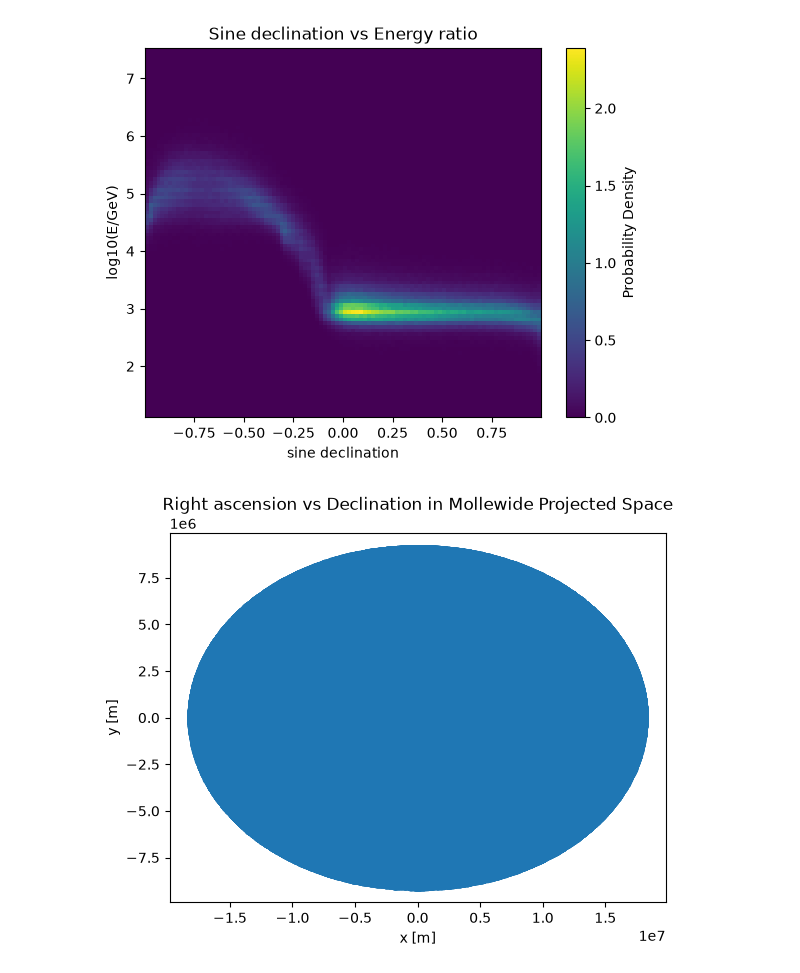
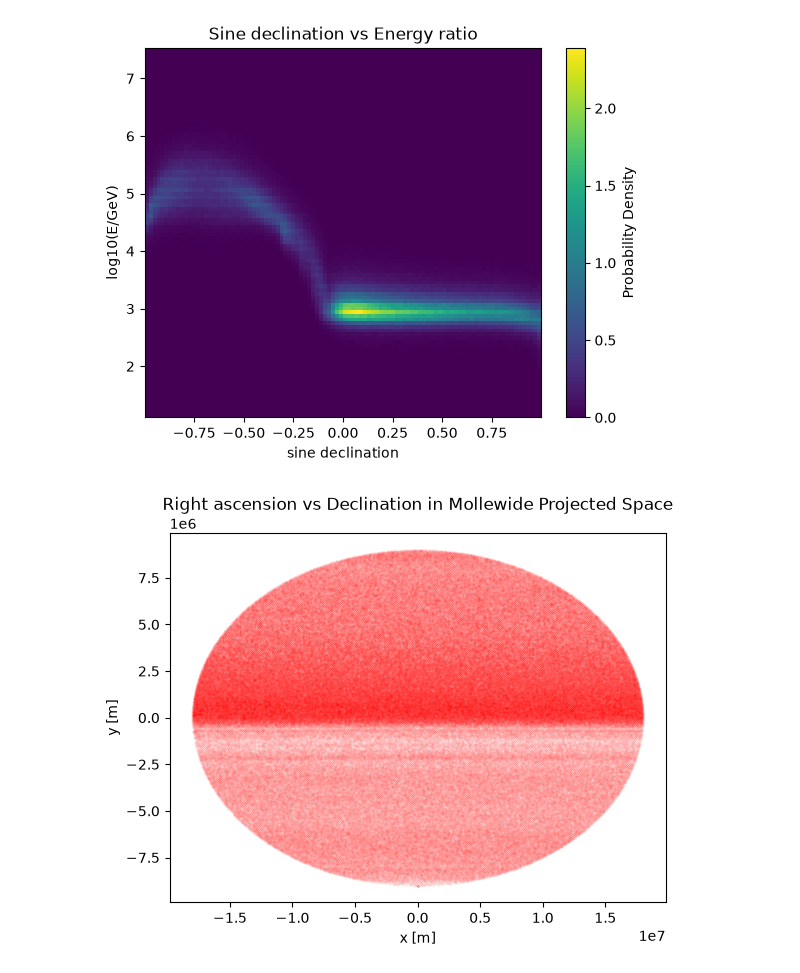
Before and after one commit to vigneshK0404/Data_Science_Projects, a Jupyter notebook: Project_1_Karthikeyan.ipynb, the cells around one changed output. Cells and saved outputs as stored; diff of their text form; code cells hidden in the pictures.

Commit message:
Finished mollewide and Conditional PDFs

```diff
--- a/Project_1_Karthikeyan.ipynb
+++ b/Project_1_Karthikeyan.ipynb
@@ -125,10 +125,11 @@ def mollewide_proj(longitude, latitude, R, central_meredian = 180):
     return x,y
 # %%
 x,y = mollewide_proj(df["RA[deg]"], df["Dec[deg]"], R=6371000)
-plt.scatter(x,y)
-plt.xlabel("x [m]")
-plt.ylabel("y [m]")
-plt.title("Right ascension vs Declination in Mollewide Projected Space")
-plt.show()
-# %% [output]
-[figure, removed]
+# %%
+plt.scatter(x,y,s=0.0001, c="red")
+plt.xlabel("x [m]")
+plt.ylabel("y [m]")
+plt.title("Right ascension vs Declination in Mollewide Projected Space")
+plt.show()
+# %% [output]
+[figure, added]
```
Also changed, not shown: parts of 7 cells of this notebook.
